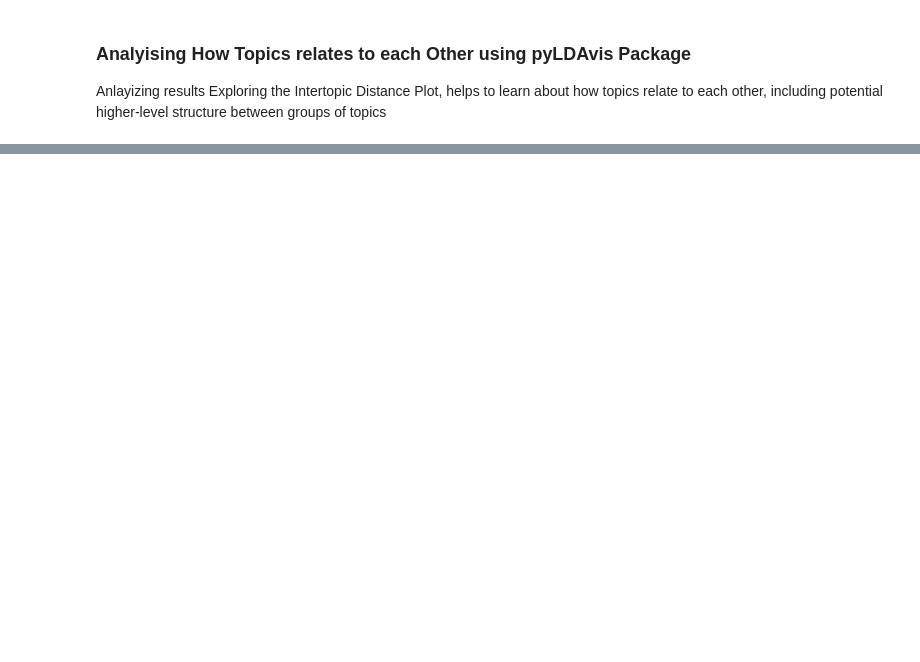
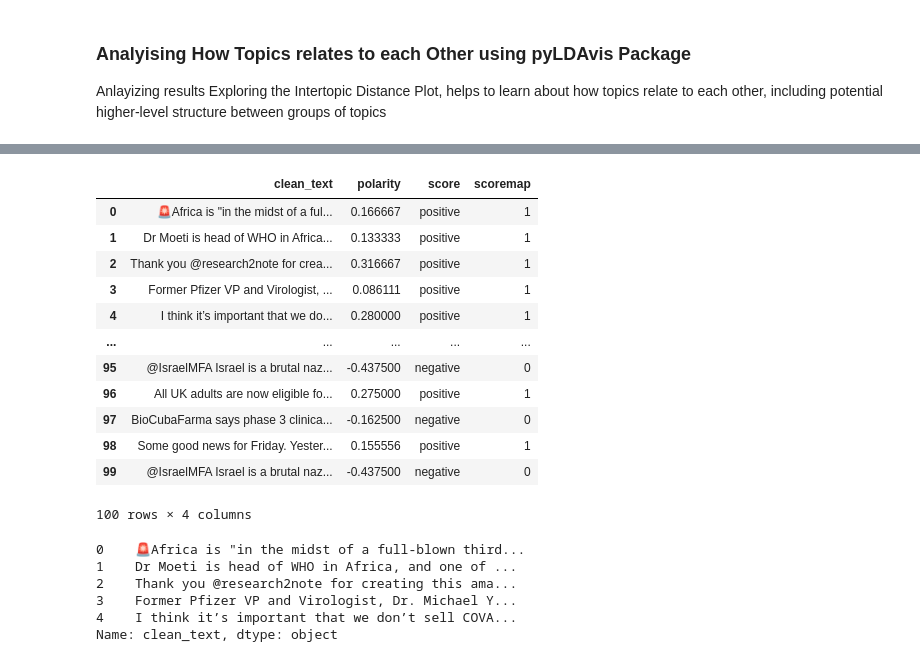
Before and after one commit to Caphace-Ethan/10Academy, a Jupyter notebook: Topic_Modeling_Sentiment_analysis.ipynb, the cells around one changed output, grey strips where cells are left out. Saved outputs shown, nothing was run; the diff lists cells and outputs as text; code cells hidden in the pictures; blank space fills up the shorter version.

```diff
--- a/Topic_Modeling_Sentiment_analysis.ipynb
+++ b/Topic_Modeling_Sentiment_analysis.ipynb
@@ -370,0 +704,6 @@ On the Diagram above shows that Topic1 which can be described as "Indian Vaccine
+# %%
+# Deleting neutral scores
+indices = tweets_filtered.loc[tweets_filtered['score']=='neutral'].index
+tweets_filtered.drop(indices, inplace=True)
+tweets_filtered=tweets_filtered.reset_index(drop=True)
+tweets_filtered[:100]
@@ -370,0 +724,36 @@ On the Diagram above shows that Topic1 which can be described as "Indian Vaccine
+# %%
+def score_to_logic(p):
+    if p == "positive":
+        return 1
+    else:
+        return 0
+# %%
+tweets_filtered['scoremap'] = tweets_filtered.score.apply(score_to_logic)
+tweets_filtered[:100]
+# %% [output]
+|  | clean_text | polarity | score | scoremap |
+| 0 | 🚨Africa is "in the midst of a ful... | 0.166667 | positive | 1 |
+| 1 | Dr Moeti is head of WHO in Africa... | 0.133333 | positive | 1 |
+| 2 | Thank you @research2note for crea... | 0.316667 | positive | 1 |
+| 3 | Former Pfizer VP and Virologist, ... | 0.086111 | positive | 1 |
+| 4 | I think it’s important that we do... | 0.280000 | positive | 1 |
+| ... | ... | ... | ... | ... |
+| 95 | @IsraelMFA Israel is a brutal naz... | -0.437500 | negative | 0 |
+| 96 | All UK adults are now eligible fo... | 0.275000 | positive | 1 |
+| 97 | BioCubaFarma says phase 3 clinica... | -0.162500 | negative | 0 |
+| 98 | Some good news for Friday. Yester... | 0.155556 | positive | 1 |
+| 99 | @IsraelMFA Israel is a brutal naz... | -0.437500 | negative | 0 |
+100 rows × 4 columns
+# %%
+# Assigning Target variable and splitting the data
+from sklearn.model_selection import train_test_split
+X,y = tweets_filtered['clean_text'], tweets_filtered['scoremap']
+X_train, X_test, y_train, y_test = train_test_split(X, y, test_size = 0.20, random_state=1)
+X.head()
+# %% [output]
+0    🚨Africa is "in the midst of a full-blown third...
+1    Dr Moeti is head of WHO in Africa, and one of ...
+2    Thank you @research2note for creating this ama...
+3    Former Pfizer VP and Virologist, Dr. Michael Y...
+4    I think it’s important that we don’t sell COVA...
+Name: clean_text, dtype: object
```
Also changed, not shown: parts of 23 cells of this notebook.
